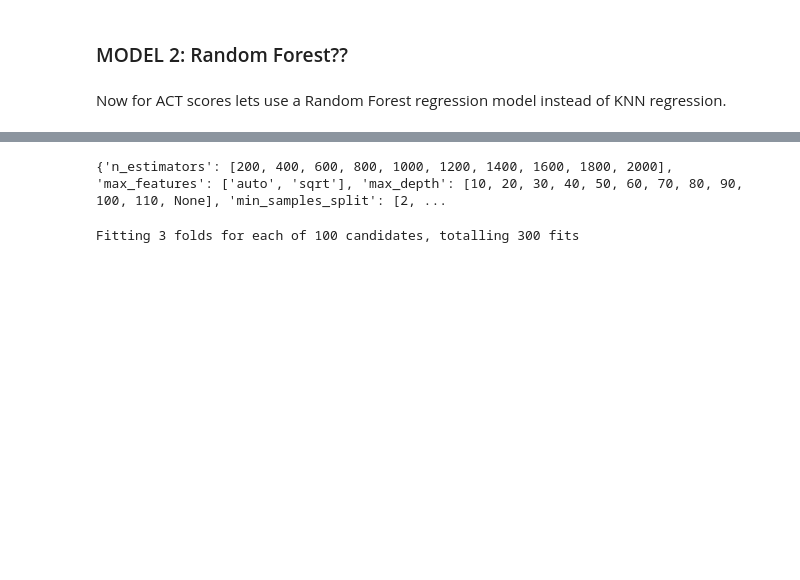
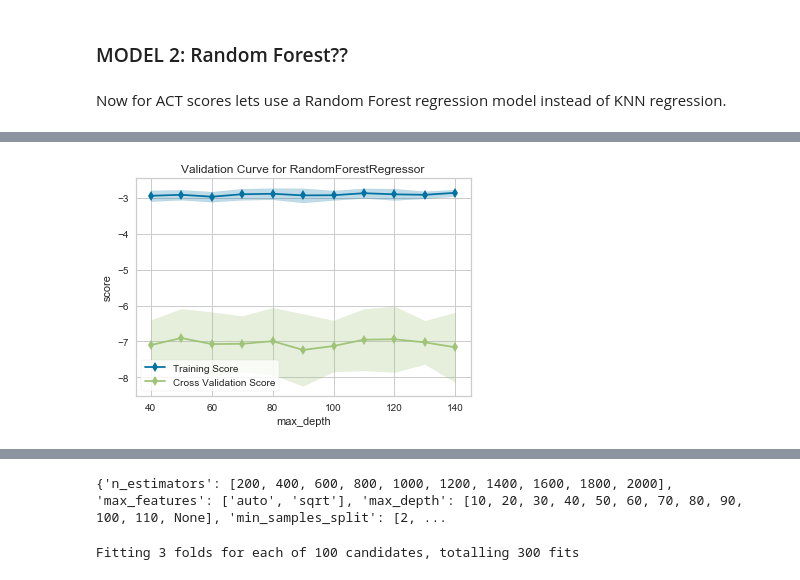
Before and after one commit to crkim13/7331DataMining, a Jupyter notebook: Lab2.ipynb, the cells around one changed output, grey strips where cells are left out. Saved outputs shown, nothing was run; the diff lists cells and outputs as text; code cells hidden in the pictures; blank space fills up the shorter version.

```diff
--- a/Lab2.ipynb
+++ b/Lab2.ipynb
@@ -842 +856,13 @@ Now for ACT scores lets use a Random Forest regression model instead of KNN regr
+# %%
+viz = ValidationCurve(
+    RandomForestRegressor(), param_name = 'max_depth',
+    param_range = [int(x) for x in np.linspace(40, 140, num = 11)],
+    cv = cv_object, scoring = mae_scorer, n_jobs = -1,
+)
+
+# Fit and poof the visualizer
+viz.fit(X, y)
+viz.poof()
+# %% [output]
+[figure, added]
 # %%
```
Also changed, not shown: parts of 13 cells of this notebook.
